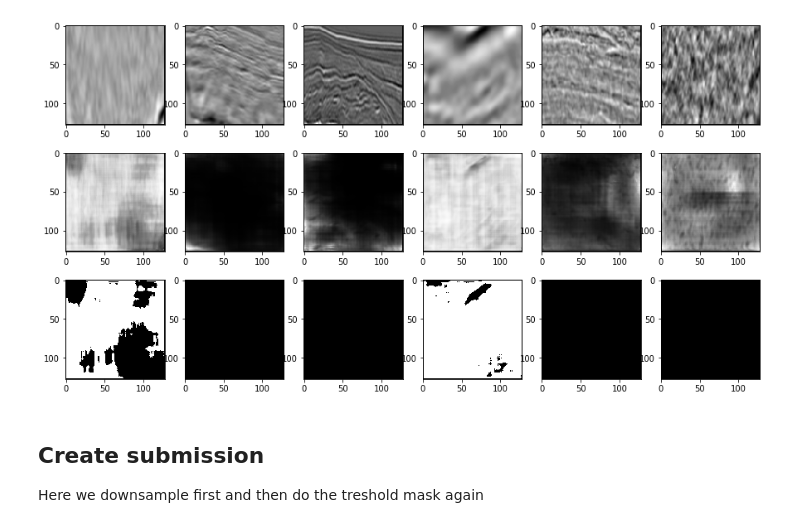
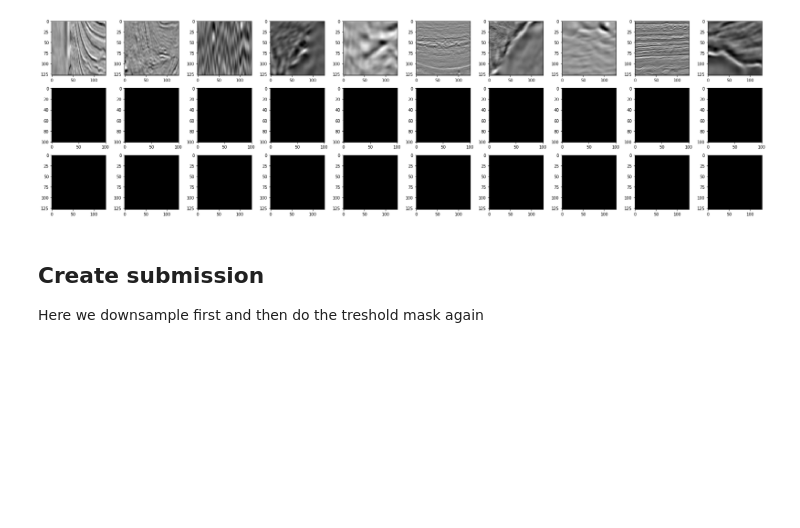
Before and after one commit to danielfrg/kaggle-salt, a Jupyter notebook: predict.ipynb, the cells around one changed output. Drawn from its saved outputs; the diff is of its cells as text; code cells hidden in the pictures; blank space fills up the shorter version.

```diff
--- a/predict.ipynb
+++ b/predict.ipynb
@@ -23,2 +24,2 @@ pred_test = model.predict(X_test, verbose=1)
 # %%
-threshold = 0.7
+threshold = 0.55
@@ -31,13 +36,7 @@ from tensorflow.keras.preprocessing import image as image_utils
-# %%
-n_images = 6
-fig, axarr = plt.subplots(3, n_images, figsize=(15, 8))
-for image in range(n_images):
-    n = random.randint(1, X_test.shape[0])
-    axarr[0, image].imshow(image_utils.array_to_img(X_test[n]))
-    axarr[1, image].imshow(image_utils.array_to_img(pred_test[n]))
-    axarr[2, image].imshow(image_utils.array_to_img(pred_test_tresh[n]))
-# %% [output]
-[figure, removed]
+# %%
+plot_arrays(X_test, preds_test_downsample, pred_test_tresh, n=10, figsize=(25, 7))
+# %% [output]
+[figure, added]
 # %% [markdown]
 ## Create submission
 
```
Also changed, not shown: parts of 11 cells of this notebook, 7 other files.
